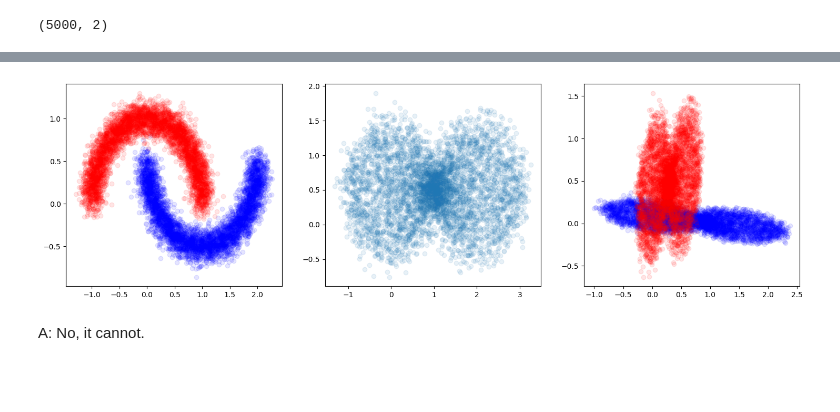
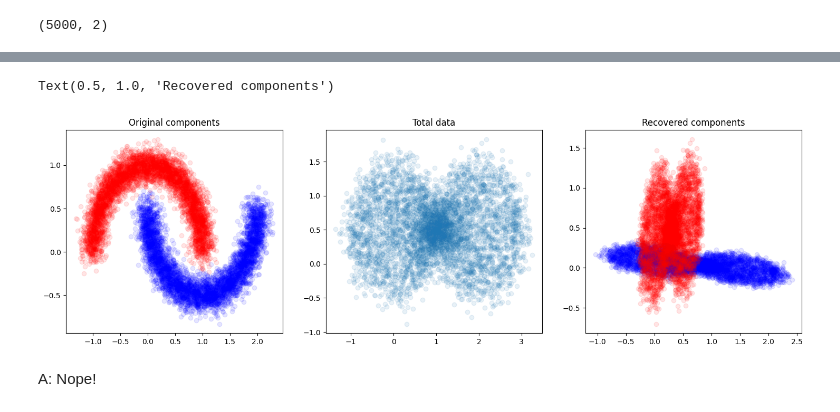
Before and after one commit to asmuzsoy/madgics-toy-examples, a Jupyter notebook: two_moons_test.ipynb, the cells around one changed output, grey strips where cells are left out. Saved outputs shown, nothing was run; the diff lists cells and outputs as text; code cells hidden in the pictures; blank space fills up the shorter version.

```diff
--- a/two_moons_test.ipynb
+++ b/two_moons_test.ipynb
@@ -52,12 +52,15 @@ plt.plot(*recovered_x2, 'ro', alpha = 0.1)
 # %%
 fig, ax = plt.subplots(1,3, figsize=(18,5))
 ax[0].plot(*x1, 'bo', alpha = 0.1)
 ax[0].plot(*x2, 'ro', alpha = 0.1)
 ax[1].plot(*total_data, 'o', alpha = 0.1)
 ax[2].plot(*recovered_x1, 'bo', alpha = 0.1)
 ax[2].plot(*recovered_x2, 'ro', alpha = 0.1)
-fig.savefig("../G2/APMTH210/final_project_figures/twomoons.pdf", bbox_inches='tight')
+ax[0].set_title("Original components")
+ax[1].set_title("Total data")
+ax[2].set_title("Recovered components")
 # %% [output]
+Text(0.5, 1.0, 'Recovered components')
-[figure, old version]
+[figure, new version]
 # %% [markdown]
-A: No, it cannot.
+A: Nope!
```
Also changed, not shown: parts of 4 cells of this notebook.
